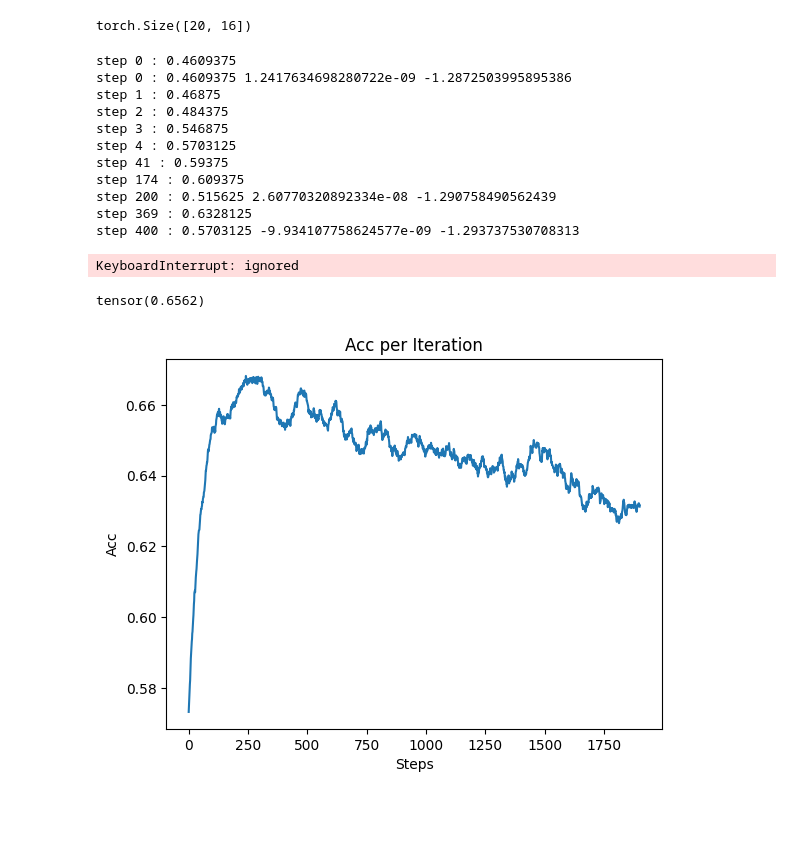
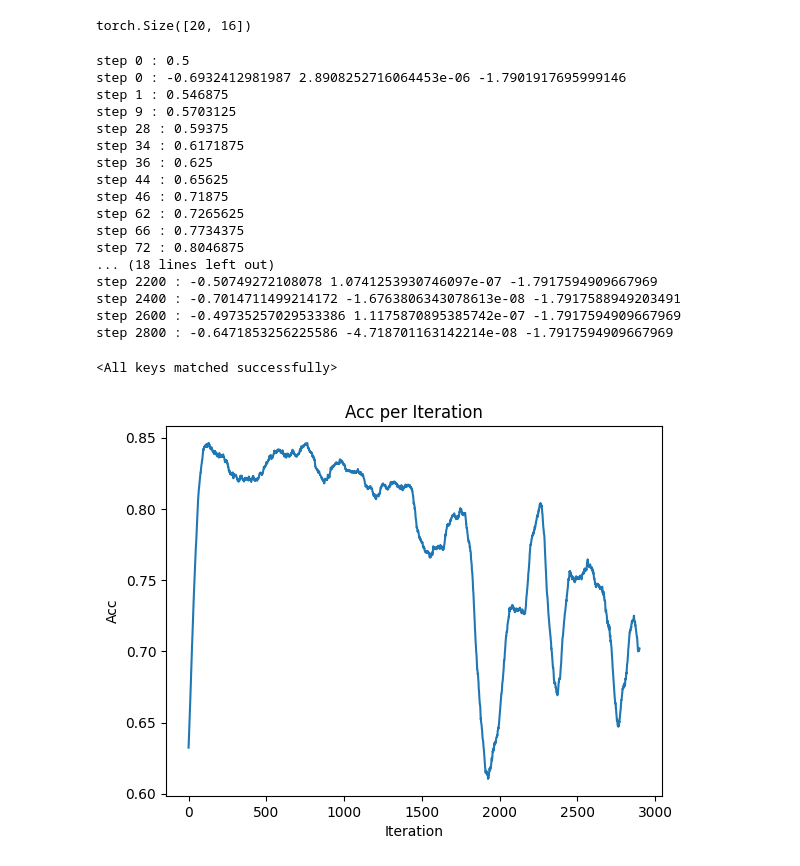
Before and after one commit to mmsamiei/randomfun, a Jupyter notebook: emergent_language/multiword_color_naming.ipynb, the cells around one changed output. Saved outputs shown, nothing was run; the diff lists cells and outputs as text; code cells hidden in the pictures; blank space fills up the shorter version.

```diff
--- a/emergent_language/multiword_color_naming.ipynb
+++ b/emergent_language/multiword_color_naming.ipynb
@@ -35,7 +32,7 @@ import numpy as np
 
 class CustomImageDataset(Dataset):
     def __init__(self):
-      self.num_images = 1000
+      self.num_images = 2000
       self.images = np.random.rand(self.num_images,1,1,3)
 
     def __len__(self):
@@ -79,27 +100,30 @@ import torch.nn as nn
 import torch.nn.functional as F
 import einops
 
-class CustomSender(nn.Module):
+class SimpleSender(nn.Module):
     def __init__(self, alph_size=10):
-        super(CustomSender, self).__init__()
+        super(SimpleSender, self).__init__()
         self.alph_size = alph_size
         # Define your layers or modules here
         self.fc1 = nn.Linear(in_features=3, out_features=16)
-        self.positional_encoding = PositionalEncoding(16)
-        self.transformer_encoder = nn.TransformerEncoder(nn.TransformerEncoderLayer(d_model=16, nhead=1, batch_first=True, dim_feedforward=32), num_layers=1)
-        self.fc3 = nn.Linear(in_features=16, out_features=self.alph_size)
+        self.fc2 = nn.Linear(in_features=16, out_features=64)
+        self.positional_encoding = LearnablePositionalEncoding(64)
+        self.rnn = nn.LSTM(64, 64, 1, batch_first=True)
+        self.fc3 = nn.Linear(in_features=64, out_features=self.alph_size)
 
 
     def forward(self, x, len_message=3):
         # x = [b, 1, 1, 3] -> [b, l, d]
-        x = self.fc1(x.flatten(start_dim=1))
+        x = F.leaky_relu(self.fc1(x.flatten(start_dim=1)))
+        x = F.leaky_relu(self.fc2(x))
         x = einops.repeat(x, 'b d -> b l d', l = len_message)
         x = self.positional_encoding(x)
-        x = self.transformer_encoder(x)
+        x, _ = self.rnn(x)
         x = self.fc3(x)
         return x
 
-m1 = CustomSender()
+
+m1 = SimpleSender()
 x = torch.randn((20, 1,1, 3))
 m1(x).shape
 # %% [output]
@@ -183,19 +184,21 @@ m2.forward_text(words, words_mask).shape
 torch.Size([20, 16])
 # %%
 m1 = CustomSender(6)
+m1 = SimpleSender(6)
 m2 = CustomReceiver(6)
-m2_optimizer = torch.optim.Adam(m2.parameters(), lr=1e-3)
-m1_optimizer = torch.optim.Adam(m1.parameters(), lr=1e-3)
+m2 = SimpleReceiver(6)
+m2_optimizer = torch.optim.Adam(m2.parameters(), lr=1e-3, weight_decay=0e-6)
+m1_optimizer = torch.optim.Adam(m1.parameters(), lr=1e-3, weight_decay=0e-6)
 # %%
 import time
 from torch.distributions import Categorical
 import copy
 
 len_message = 3
-eaaly_stop_acc = 0.9
-max_steps = 2000
+eaaly_stop_acc = 0.99
+max_steps = 3000
 log_period_steps = 200
-entropy_loss_lambda = 1e-7
+entropy_loss_lambda = 1e-3
 
 data_iterator = iter(train_dataloader)
 acc_list = []
@@ -214,7 +217,7 @@ for iter_num in tqdm(range(max_steps)):
   ###
   message_logits = m1(batch.float(), len_message)
   message = message_logits.argmax(2) ### [batch, len, alph_size]
-  message_mask = create_mask_after_end_token(message, 0)
+  message_mask = create_mask_after_end_token(message, 0).float()
   m2_img_rprs = m2.forward_image(batch.float())
   m2_mess_rprs = m2.forward_text(message, message_mask)
   rolled_m2_img_rprs = torch.roll(m2_img_rprs, shifts=1, dims=0)
@@ -226,14 +229,13 @@ for iter_num in tqdm(range(max_steps)):
   m2_optimizer.step()
   ###
   log_probs = torch.log(torch.gather(F.softmax(message_logits, dim=2), 2, message.unsqueeze(2)))
-  similarity_scores += 0.001 * torch.randn_like(similarity_scores)
-  rewards = 1 - similarity_scores.argmax(1).float()
+  rewards = -1*F.cross_entropy(similarity_scores, torch.LongTensor([0]*similarity_scores.shape[0]), reduction='none').detach()
   returns = (rewards - rewards.mean()) / (rewards.std() + 1e-5)
   #####
   temp = (1-message_mask.unsqueeze(2)*log_probs)
   temp2 = (returns.unsqueeze(1) * temp.squeeze(2))
   m1_loss = temp2.sum() / ((1-message_mask).sum())
-  #m1_loss = -torch.mean(returns * log_probs)
+  m1_loss = -torch.mean(returns * log_probs)
   ####
   entropy_loss = -Categorical(F.softmax(message_logits, dim=2)).entropy()
   entropy_loss_masked = (((1-message_mask)*entropy_loss)/((1-message_mask).sum())).sum()
@@ -255,34 +257,36 @@ for iter_num in tqdm(range(max_steps)):
 m1.load_state_dict(best_model_state[0])
 m2.load_state_dict(best_model_state[1])
 # %% [output]
-step 0 : 0.4609375
-step 0 : 0.4609375 1.2417634698280722e-09 -1.2872503995895386
-step 1 : 0.46875
-step 2 : 0.484375
-step 3 : 0.546875
-step 4 : 0.5703125
-step 41 : 0.59375
-step 174 : 0.609375
-step 200 : 0.515625 2.60770320892334e-08 -1.290758490562439
-step 369 : 0.6328125
-step 400 : 0.5703125 -9.934107758624577e-09 -1.293737530708313
+step 0 : 0.5
+step 0 : -0.6932412981987 2.8908252716064453e-06 -1.7901917695999146
+step 1 : 0.546875
+step 9 : 0.5703125
+step 28 : 0.59375
+step 34 : 0.6171875
+step 36 : 0.625
+step 44 : 0.65625
+step 46 : 0.71875
+step 62 : 0.7265625
+step 66 : 0.7734375
+step 72 : 0.8046875
+... (18 lines left out)
+step 2200 : -0.50749272108078 1.0741253930746097e-07 -1.7917594909667969
+step 2400 : -0.7014711499214172 -1.6763806343078613e-08 -1.7917588949203491
+step 2600 : -0.49735257029533386 1.1175870895385742e-07 -1.7917594909667969
+step 2800 : -0.6471853256225586 -4.718701163142214e-08 -1.7917594909667969
-KeyboardInterrupt: ignored
+<All keys matched successfully>
-# %%
-best_acc
-# %% [output]
-tensor(0.6562)
 # %%
 import numpy as np
 import matplotlib.pyplot as plt
 win_size = 100
 smoothed_accuracy = np.convolve(acc_list, np.ones(win_size) / win_size, mode='valid')
 plt.plot(smoothed_accuracy)
-plt.xlabel('Steps')
+plt.xlabel('Iteration')
 plt.ylabel('Acc')
 plt.title('Acc per Iteration')
 plt.show()
 # %% [output]
-[figure, old version]
+[figure, new version]
 # %%
 from collections import defaultdict
 
```
Also changed, not shown: parts of 11 cells of this notebook.
